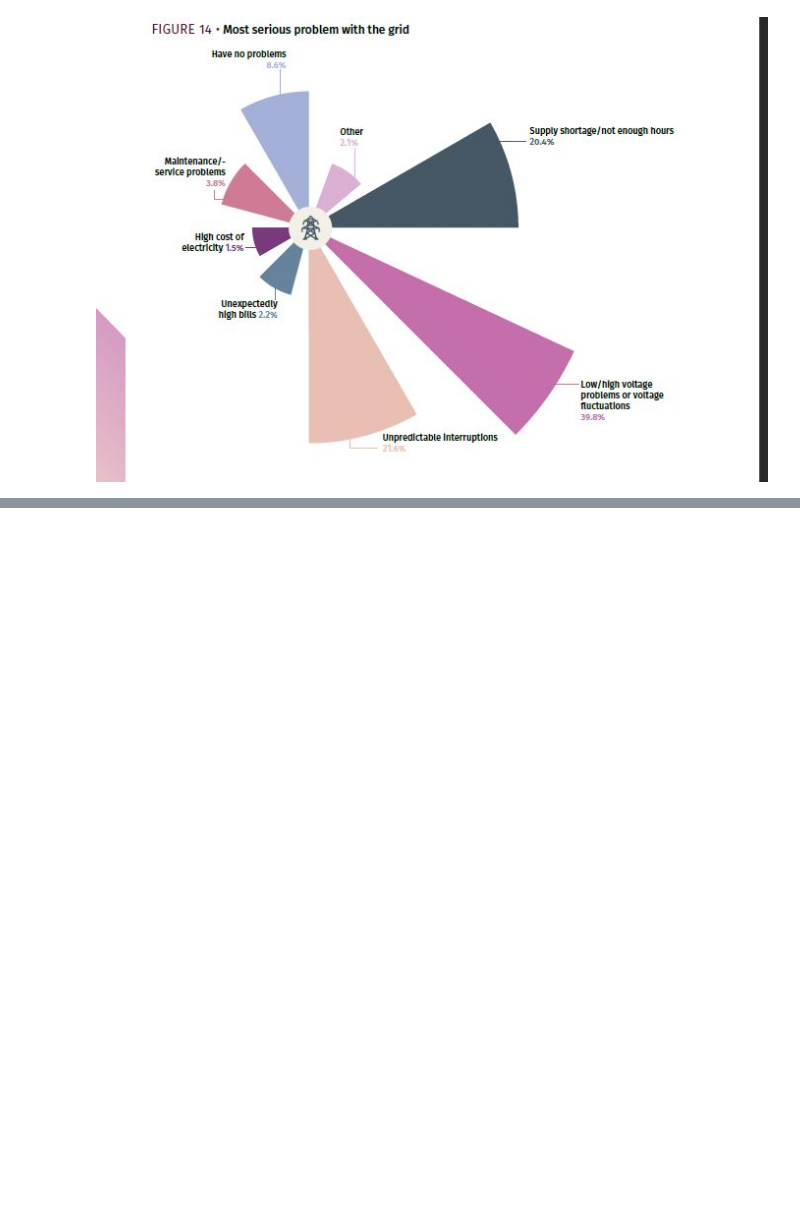
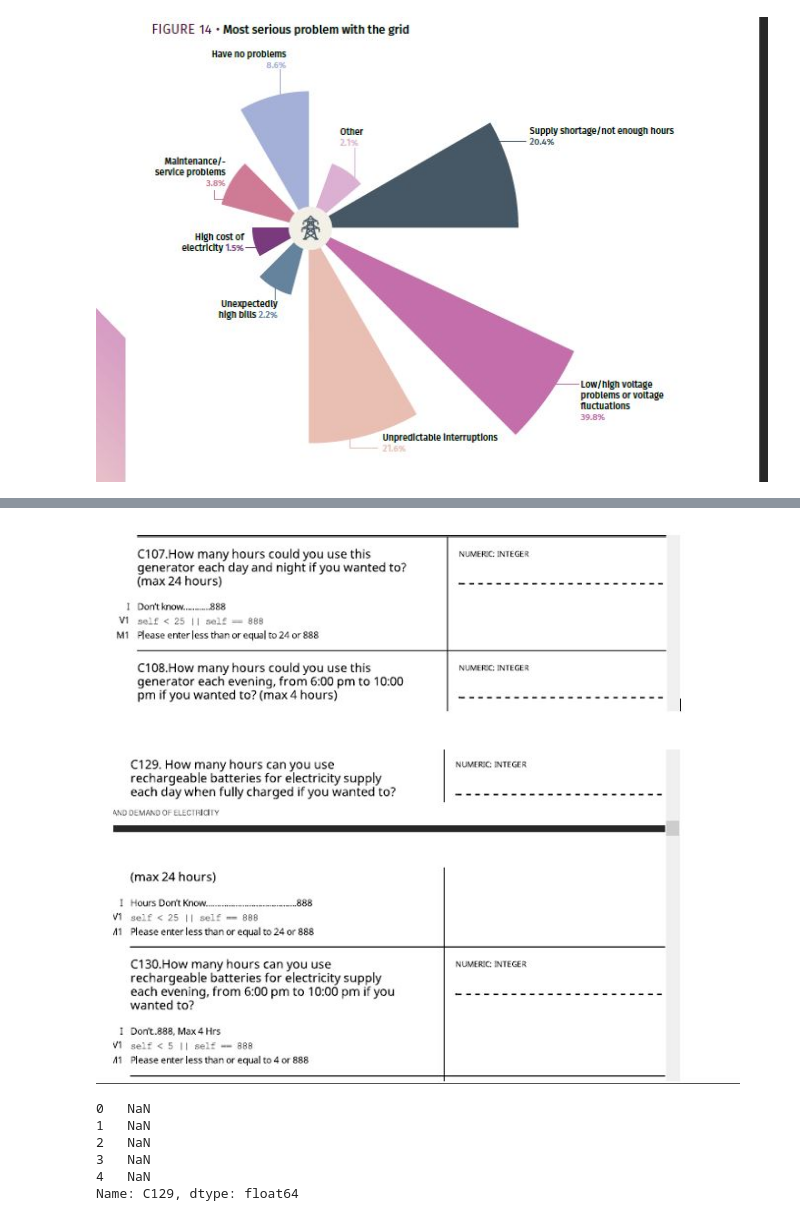
Before and after one commit to alfonsocaiazzo/esmap-mtf-data, a Jupyter notebook: Nepal/Nepal_Energy_Access_Analysis.ipynb, the cells around one changed output, grey strips where cells are left out. Cells and saved outputs as stored; diff of their text form; code cells hidden in the pictures; blank space fills up the shorter version.

```diff
--- a/Nepal/Nepal_Energy_Access_Analysis.ipynb
+++ b/Nepal/Nepal_Energy_Access_Analysis.ipynb
@@ -382,0 +408,14 @@ Image('references/most_serious_grid_problem.JPG')
+# %%
+Image("references/availability_questions2.JPG")
+# %% [output]
+[figure, added]
+# %%
+electricity_df["C129"].head()
+# Why all data are NANs?
+# %% [output]
+0   NaN
+1   NaN
+2   NaN
+3   NaN
+4   NaN
+Name: C129, dtype: float64
```
Also changed, not shown: parts of 7 cells of this notebook, 9 other files.
